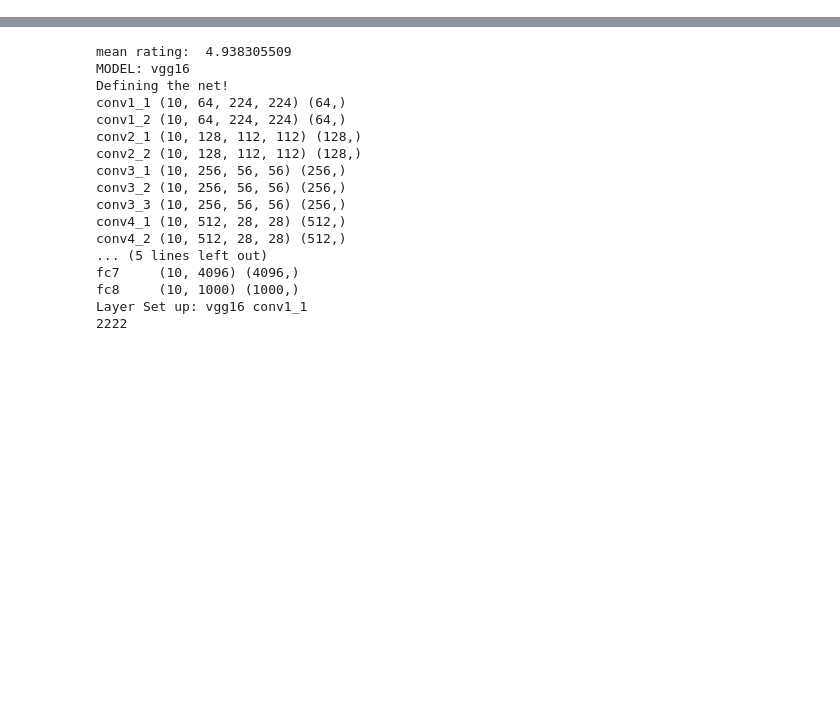
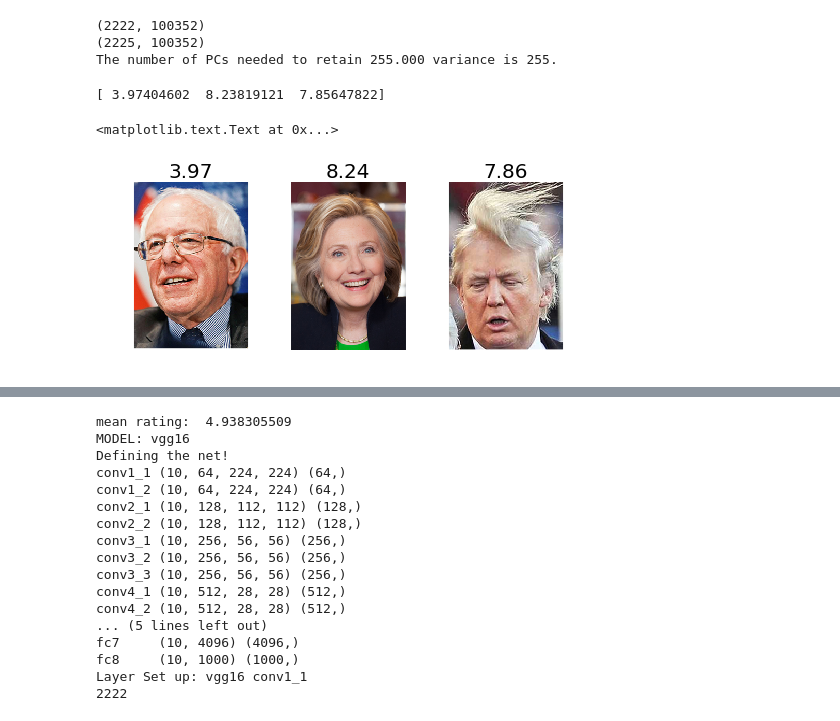
Before and after one commit to amandasongmm/attractiveness_datamining, a Jupyter notebook: linjieCode/code/attrFeature.ipynb, the cells around one changed output, grey strips where cells are left out. Saved outputs shown, nothing was run; the diff lists cells and outputs as text; code cells hidden in the pictures; blank space fills up the shorter version.

```diff
--- a/linjieCode/code/attrFeature.ipynb
+++ b/linjieCode/code/attrFeature.ipynb
@@ -215,3 +218,43 @@ print 'The number of PCs needed to retain %.3f variance is %d.' \
+# %%
+featureFunny = featureMat
+print featureFunny.shape
+# %%
+print featureMat.shape
+explained_variance = 255
+featureCombine = np.concatenate((featureMat,featureFunny),axis = 0)
+print featureCombine.shape
+sklearn_pca = sklearnPCA(n_components=explained_variance, whiten  = True)
+feature_comPCA = sklearn_pca.fit_transform(featureCombine)
+print 'The number of PCs needed to retain %.3f variance is %d.' \
+      % (explained_variance, feature_comPCA.shape[1])
+# %% [output]
+(2222, 100352)
+(2225, 100352)
+The number of PCs needed to retain 255.000 variance is 255.
+# %%
+feature_test = feature_comPCA[-3:,:]
+predicted_rating = myModel.predict(feature_test)
+print predicted_rating
+imSet = ['../funnyFace/bernie.png','../funnyFace/hilary.png','../funnyFace/trump.png']
+import matplotlib.pyplot as plt
+fig, (ax1, ax2, ax3) = plt.subplots(nrows=1, ncols=3, figsize=(8, 3),\
+                                    sharex=True, sharey=True)
+
+ax1.imshow(plt.imread(imSet[0]),aspect=1)
+ax1.axis('off')
+ax1.set_title(str("{0:.2f}".format(predicted_rating[0])), fontsize=20)
+
+ax2.imshow(plt.imread(imSet[1]),aspect=1)
+ax2.axis('off')
+ax2.set_title(str("{0:.2f}".format(predicted_rating[1])), fontsize=20)
+
+ax3.imshow(plt.imread(imSet[2]),aspect=1)
+ax3.axis('off')
+ax3.set_title(str("{0:.2f}".format(predicted_rating[2])), fontsize=20)
+# %% [output]
+[ 3.97404602  8.23819121  7.85647822]
+<matplotlib.text.Text at 0x...>
+[figure, added]
 # %%
 import sys
 #print sys.path
```
Also changed, not shown: parts of 4 cells of this notebook.
